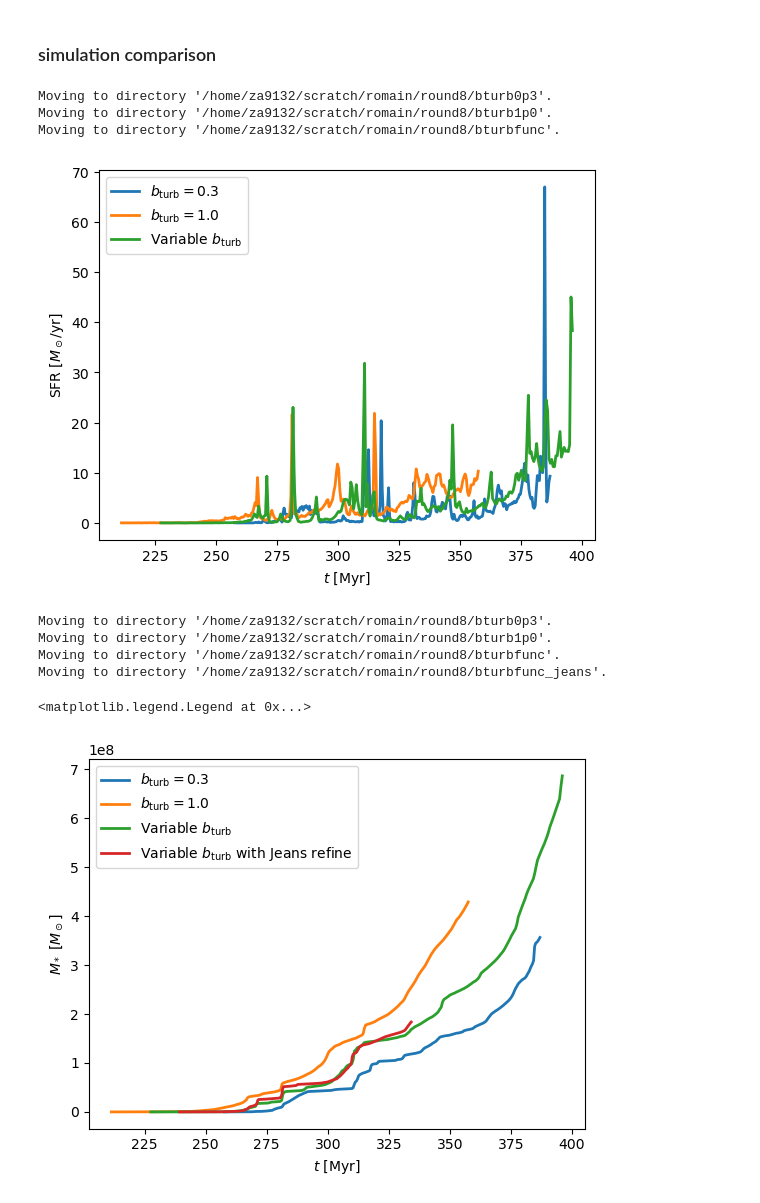
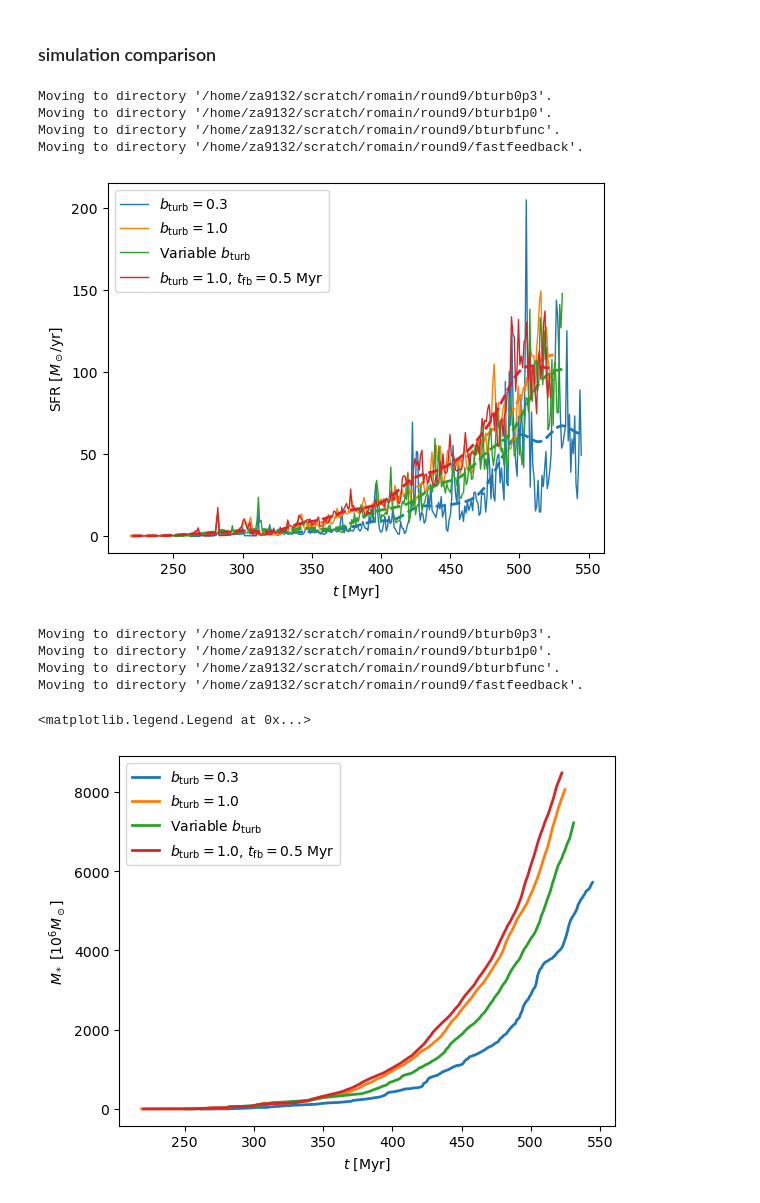
Before and after one commit to zandalman/RAMSES-analysis, a Jupyter notebook: star-formation-history.ipynb, the cells around one changed output. Drawn from its saved outputs; the diff is of its cells as text; code cells hidden in the pictures.

```diff
--- a/star-formation-history.ipynb
+++ b/star-formation-history.ipynb
@@ -27,5 +27,5 @@ a_exp: 0.0794
 Maximum AMR level: 13
 # %%
-starbirth_cat = SimpleNamespace(**np.load("stardeath.npz")) #SimpleNamespace(**np.load("starbirth.npz"))
-stardeath_cat = SimpleNamespace(**np.load("stardeath.npz"))
+starbirth_cat = SimpleNamespace(**np.load("starbirth.npz"))
+# stardeath_cat = SimpleNamespace(**np.load("stardeath.npz"))
 # %%
@@ -104,8 +124,8 @@ Text(0.5, 1.0, 'Variable $b_{\\rm turb}$')
 # %% [markdown]
 ### simulation comparison
 # %%
-sim_round = 8
-list_of_sim_name = ["bturb0p3", "bturb1p0", "bturbfunc"]
+sim_round = 9
+list_of_sim_name = ["bturb0p3", "bturb1p0", "bturbfunc", "fastfeedback"]
 nbins = 300
 filter_sigma = 10 * const.Myr
 
@@ -114,8 +134,7 @@ for i, sim_name in enumerate(list_of_sim_name):
     sim_dir = move_to_sim_dir(sim_round, sim_name)
     sim_latex = sim_name_to_latex[sim_name]
 
-    starbirth_cat = SimpleNamespace(**np.load("stardeath.npz")) #SimpleNamespace(**np.load("starbirth.npz"))
-    stardeath_cat = SimpleNamespace(**np.load("stardeath.npz"))
+    starbirth_cat = SimpleNamespace(**np.load("starbirth.npz"))
 
     counts, bins = np.histogram(starbirth_cat.time, bins=nbins, weights=starbirth_cat.mass)
 
@@ -126,8 +145,8 @@ for i, sim_name in enumerate(list_of_sim_name):
     filter_sigma_idx = filter_sigma / np.diff(star_birthtime_1d)[0]
     SFR_mass_1d_smoothed = gaussian_filter(SFR_mass_1d, sigma=filter_sigma_idx)
 
-    plt.plot(star_birthtime_1d / const.Myr, SFR_mass_1d / const.M_sol * const.yr, lw=2, alpha=1., label=sim_latex, color='C%d' % i)
-    #plt.plot(star_birthtime_1d / const.Myr, SFR_mass_1d_smoothed / const.M_sol * const.yr, lw=2, alpha=1., color='C%d' % i, linestyle='--')
+    plt.plot(star_birthtime_1d / const.Myr, SFR_mass_1d / const.M_sol * const.yr, lw=1, alpha=1., label=sim_latex, color='C%d' % i)
+    plt.plot(star_birthtime_1d / const.Myr, SFR_mass_1d_smoothed / const.M_sol * const.yr, lw=2, alpha=1., color='C%d' % i, linestyle='--')
 
     plt.ylabel(r"SFR [$M_\odot / {\rm yr}$]")
     plt.xlabel(r"$t$ [Myr]")
@@ -135,43 +154,43 @@ for i, sim_name in enumerate(list_of_sim_name):
 
 # save_fig("SFR-comparison-fixedloc")
 # %% [output]
-Moving to directory '/home/za9132/scratch/romain/round8/bturb0p3'.
-Moving to directory '/home/za9132/scratch/romain/round8/bturb1p0'.
-Moving to directory '/home/za9132/scratch/romain/round8/bturbfunc'.
+Moving to directory '/home/za9132/scratch/romain/round9/bturb0p3'.
+Moving to directory '/home/za9132/scratch/romain/round9/bturb1p0'.
+Moving to directory '/home/za9132/scratch/romain/round9/bturbfunc'.
+Moving to directory '/home/za9132/scratch/romain/round9/fastfeedback'.
-[figure, old version]
+[figure, new version]
 # %%
-sim_round = 8
-list_of_sim_name = ["bturb0p3", "bturb1p0", "bturbfunc", "bturbfunc_jeans"]
+sim_round = 9
+list_of_sim_name = ["bturb0p3", "bturb1p0", "bturbfunc", "fastfeedback"]
 nbins = 300
 filter_sigma = 10 * const.Myr
 
 for i, sim_name in enumerate(list_of_sim_name):
 
     sim_dir = move_to_sim_dir(sim_round, sim_name)
     sim_latex = sim_name_to_latex[sim_name]
 
-    starbirth_cat = SimpleNamespace(**np.load("stardeath.npz")) #SimpleNamespace(**np.load("starbirth.npz"))
-    stardeath_cat = SimpleNamespace(**np.load("stardeath.npz"))
+    starbirth_cat = SimpleNamespace(**np.load("starbirth.npz"))
 
     counts, bins = np.histogram(starbirth_cat.time, bins=nbins, weights=starbirth_cat.mass)
 
     star_birthtime_1d = bins[:-1] + np.diff(bins)[0]
     star_mass_1d = counts
     star_mass_cum = np.cumsum(star_mass_1d)
 
     filter_sigma_idx = filter_sigma / np.diff(star_birthtime_1d)[0]
-    plt.plot(star_birthtime_1d / const.Myr, star_mass_cum / const.M_sol, lw=2, alpha=1., label=sim_latex, color='C%d' % i)
+    plt.plot(star_birthtime_1d / const.Myr, star_mass_cum / const.M_sol / 1e6, lw=2, alpha=1., label=sim_latex, color='C%d' % i)
 
-plt.ylabel(r"$M_*$ [$M_\odot$]")
+plt.ylabel(r"$M_*$ [$10^6 M_\odot$]")
 plt.xlabel(r"$t$ [Myr]")
 # plt.yscale('log')
 plt.legend()
 
 #save_fig("SFR-comparison")
 # %% [output]
-Moving to directory '/home/za9132/scratch/romain/round8/bturb0p3'.
-Moving to directory '/home/za9132/scratch/romain/round8/bturb1p0'.
-Moving to directory '/home/za9132/scratch/romain/round8/bturbfunc'.
-Moving to directory '/home/za9132/scratch/romain/round8/bturbfunc_jeans'.
+Moving to directory '/home/za9132/scratch/romain/round9/bturb0p3'.
+Moving to directory '/home/za9132/scratch/romain/round9/bturb1p0'.
+Moving to directory '/home/za9132/scratch/romain/round9/bturbfunc'.
+Moving to directory '/home/za9132/scratch/romain/round9/fastfeedback'.
 <matplotlib.legend.Legend at 0x...>
-[figure, old version]
+[figure, new version]
```
Also changed, not shown: parts of 6 cells of this notebook, 2 other files.
